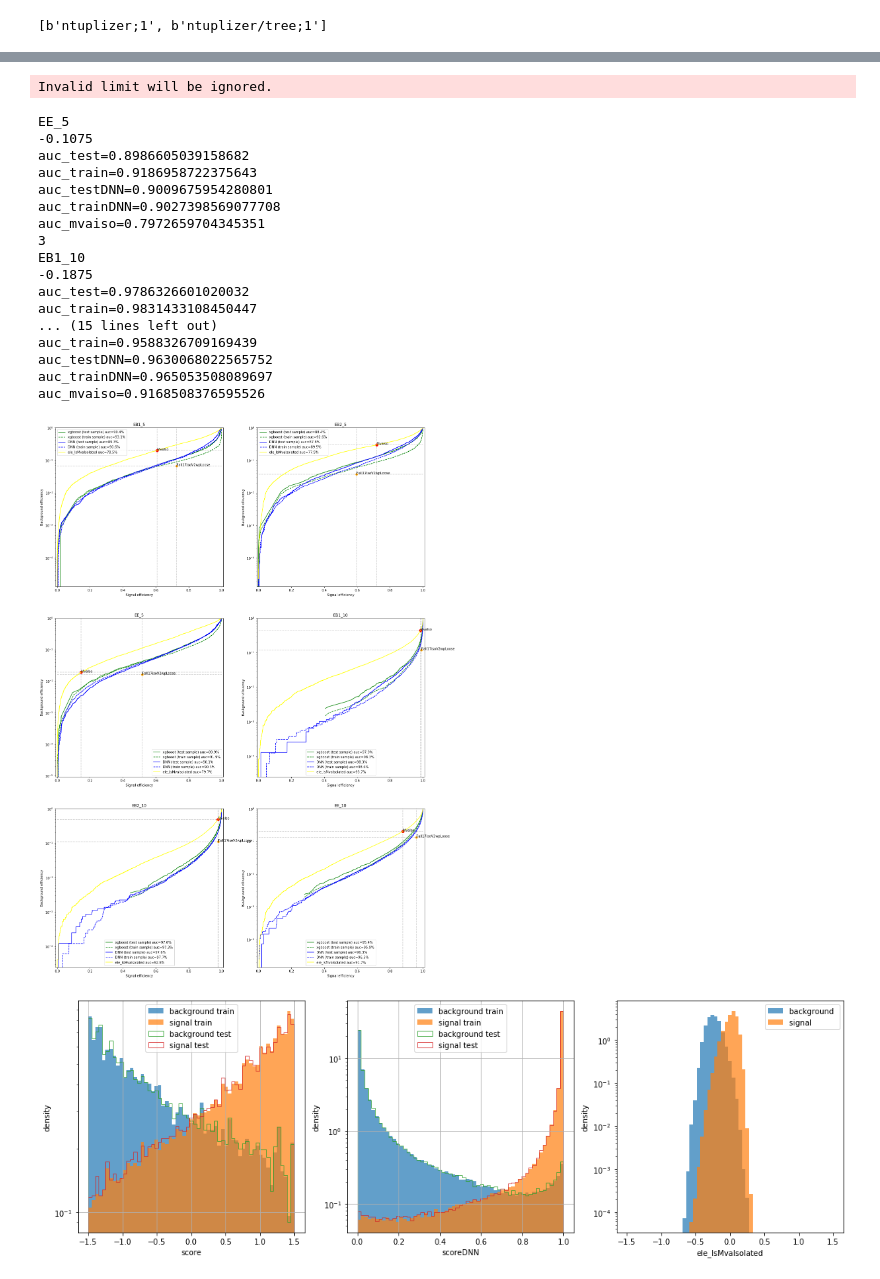
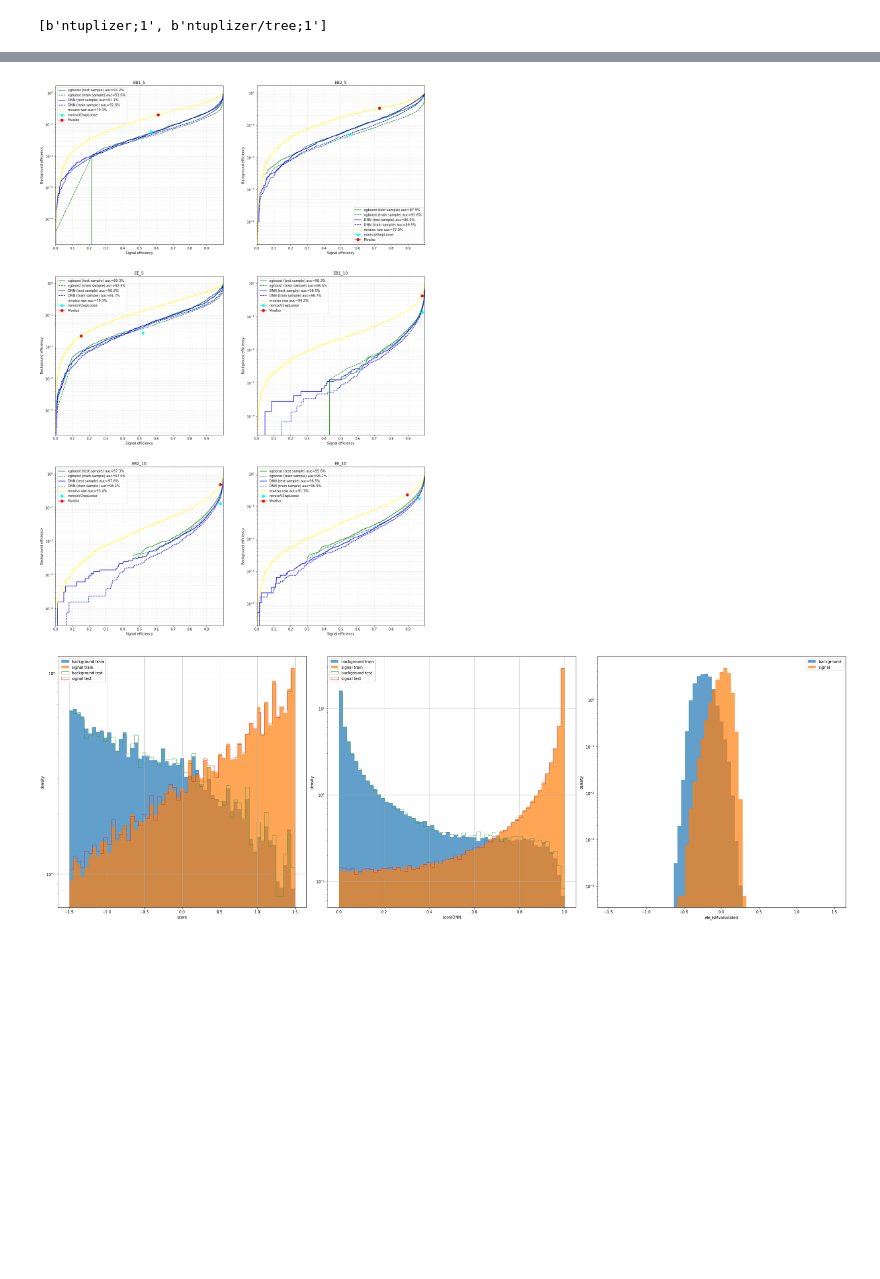
Before and after one commit to a-kapoor/Run3PFEGammaID, a Jupyter notebook: ElectronMVA.py.ipynb, the cells around one changed output, grey strips where cells are left out. Cells and saved outputs as stored; diff of their text form; code cells hidden in the pictures; blank space fills up the shorter version.

```diff
--- a/ElectronMVA.py.ipynb
+++ b/ElectronMVA.py.ipynb
@@ -25,7 +25,7 @@ unneccesary_columns = ['ele_index',
        'Spring16HZZV1RawVals', 'Fall17NoIsoV2Vals',
        'Fall17IsoV2Vals', 'Fall17IsoV1Vals',
        'Fall17NoIsoV1Vals', 'Spring16GPV1wp80', 'Spring16GPV1wp90',
-       'Spring16HZZV1wpLoose', 'Fall17noIsoV2wp80', 'Fall17noIsoV2wpLoose',
+       'Spring16HZZV1wpLoose', 'Fall17noIsoV2wp80',
        'Fall17noIsoV2wp90', 'Fall17isoV2wpHZZ', 'Fall17isoV2wp80',
        'Fall17isoV2wp90', 'Fall17noIsoV1wp90',
        'Fall17noIsoV1wp80', 'Fall17noIsoV1wpLoose', 'Fall17isoV1wp90',
@@ -171,13 +171,27 @@ plt.show()
 # %%
+#Cleaning electrons
+df['ele_fbrem']=df['ele_fbrem'].astype(float)
+df['ele_convDist']=df['ele_convDist'].astype(float)
+df['ele_convDcot']=df['ele_convDcot'].astype(float)
+df = df.query("ele_fbrem >= (-1.0)")
+df = df.query("ele_convDist >= (-2000)")
+df = df.query("ele_convDcot >= (-2000)")
+df = df.query("ele_kfhits >= 0")
+df = df.query("ele_kfchi2 >= 0")
+
+#Selecting features
 features_barrel = ["ele_fbrem", "ele_deltaetain", "ele_deltaphiin", "ele_oldsigmaietaieta",
                    "ele_oldhe", "ele_ep", "ele_olde15", "ele_eelepout",
-                   "ele_kfchi2", "ele_kfhits", "ele_expected_inner_hits", "vtxN", "ele_convDist","ele_convDcot"]
+                   "ele_kfchi2", "ele_kfhits", "ele_expected_inner_hits",
+                   "vtxN", "ele_convDist","ele_convDcot", "ele_pt"]
+#Currently same features for endcap and barrel
+features_endcap = features_barrel
 
-features_endcap = features_barrel
 from sklearn.model_selection import train_test_split
 import xgboost as xgb
 import xgboost2tmva
 
+#hyperparameters for xgboost
 n_boost_rounds = 6
 xgboost_params = {'eval_metric':'auc',
                   #'max_depth' : 4,
@@ -452,9 +692,15 @@ def plot_single_roc_point2(df, var='score', val='0', ax=None , marker='o', marke
 # %%
+
+
 fig, axes = plt.subplots(3, 2, figsize=(20, 30))
+
 for i, df_group in df.groupby("EleMVACats"):
     print(i)
-    #if i < 0:
-     #   continue
+
+    #if i !=5:
+    #    continue
+    #if i > 0:
+        #continue
 
     df_train = df_group.query("not test")
     df_test = df_group.query("test")
@@ -480,6 +726,12 @@ for i, df_group in df.groupby("EleMVACats"):
         ax = axes[2,1]
         val = -0.1075
 
+
+    ax.set_xlim(0, 1)
+    #ax.set_ylim(0, 1.1)
+    ax.xaxis.set_ticks(np.arange(0, 1, 0.1))
+    #ax.yaxis.set_ticks(np.arange(0, 1.1, 0.1))
+    ax.grid(True, which="both", ls="--", alpha=0.4)
     #ax.grid()
 
     auc_test=plot_roc_curve(df_test, "score", ax=ax,color="green", label="xgboost (test sample)")
@@ -487,18 +739,14 @@ for i, df_group in df.groupby("EleMVACats"):
     #plot_roc_curve(df_test, "ele_IsMvaNonIsolated", ax=ax)
     auc_testDNN=plot_roc_curve(df_test, "scoreDNN", ax=ax,color="blue", label="DNN (test sample)")
     auc_trainDNN=plot_roc_curve(df_train, "scoreDNN", ax=ax, color="blue", linestyle='--', label="DNN (train sample)")
+    #auc_mvaiso=plot_roc_curve(df_group, "ele_IsMvaIsolated", color="yellow", ax=ax)
+    auc_mvaiso=plot_roc_curve(df_group, "ele_IsMvaIsolated", color="yellow", ax=ax, label="mvaiso raw")
     #plot_single_roc_point(df_test, var='Fall17isoV1wpLoose', color="yellow", ax=ax)
     #plot_single_roc_point(df, var='Fall17isoV1wpLoose', ax=ax , marker='o', markersize=6, color="red",label='Fall17isoV1wpLoose')
-    plot_single_roc_point(df_group, var='Fall17isoV2wpLoose', ax=ax , marker='o', markersize=6, color="orange",label='Fall17isoV2wpLoose')
+    #plot_single_roc_point(df_group, var='Fall17isoV2wpLoose', ax=ax , marker='o', markersize=8, color="orange",label='isoV2wpLoose')
+    plot_single_roc_point(df_group, var='Fall17noIsoV2wpLoose', ax=ax , marker='o', markersize=8, color="cyan",label='nonisoV2wpLoose')
     plot_single_roc_point2(df_group, var='ele_IsMvaIsolated', val=val, ax=ax , marker='o', markersize=8, color="red",label='MvaIso')
-    auc_mvaiso=plot_roc_curve(df_group, "ele_IsMvaIsolated", color="yellow", ax=ax)
 
-    ax.set_title(category_titles[i])
-    ax.legend()
-    ax.set_xlabel("Signal efficiency")
-    ax.set_ylabel("Background efficiency")
-    ax.set_xlim(-0.01, 1.01)
-    ax.set_ylim(-0.01, 1.01)
 
     print(category_titles[i])
     print(val)
@@ -508,6 +756,12 @@ for i, df_group in df.groupby("EleMVACats"):
     print(f'auc_trainDNN={auc_trainDNN}')
     print(f'auc_mvaiso={auc_mvaiso}')
     #print(f'auc_mvanoniso={auc_mvanoniso}')
+
+    ax.set_title(category_titles[i])
+    ax.legend()
+    ax.set_xlabel("Signal efficiency")
+    ax.set_ylabel("Background efficiency")
+
 fig.savefig('roc.pdf')
 plt.show()
 
@@ -530,7 +784,7 @@ def plot_mva(df, column, bins, logscale=False, ax=None, title=None, ls='dashed',
     #if logscale:
     ax.set_yscale("log", nonposy='clip')
 
-fig, axes3 = plt.subplots(1, 3, figsize=(15, 5))
+fig, axes3 = plt.subplots(1, 3, figsize=(30, 10))
 
 df_train = df.query("not test")
 df_test = df.query("test")
@@ -569,23 +823,5 @@ auc_mvaiso=0.7749981990811632
-Invalid limit will be ignored.
-EE_5
--0.1075
-auc_test=0.8986605039158682
-auc_train=0.9186958722375643
-auc_testDNN=0.9009675954280801
-auc_trainDNN=0.9027398569077708
-auc_mvaiso=0.7972659704345351
-3
-EB1_10
--0.1875
-auc_test=0.9786326601020032
-auc_train=0.9831433108450447
-... (15 lines left out)
-auc_train=0.9588326709169439
-auc_testDNN=0.9630068022565752
-auc_trainDNN=0.965053508089697
-auc_mvaiso=0.9168508376595526
-[figure, old version]
+[figure, new version]
-[figure, old version]
+[figure, new version]
 # %%
 fig, axes = plt.subplots(3, 2, figsize=(20, 30))
 
```
Also changed, not shown: parts of 12 cells of this notebook, 2 other files.
